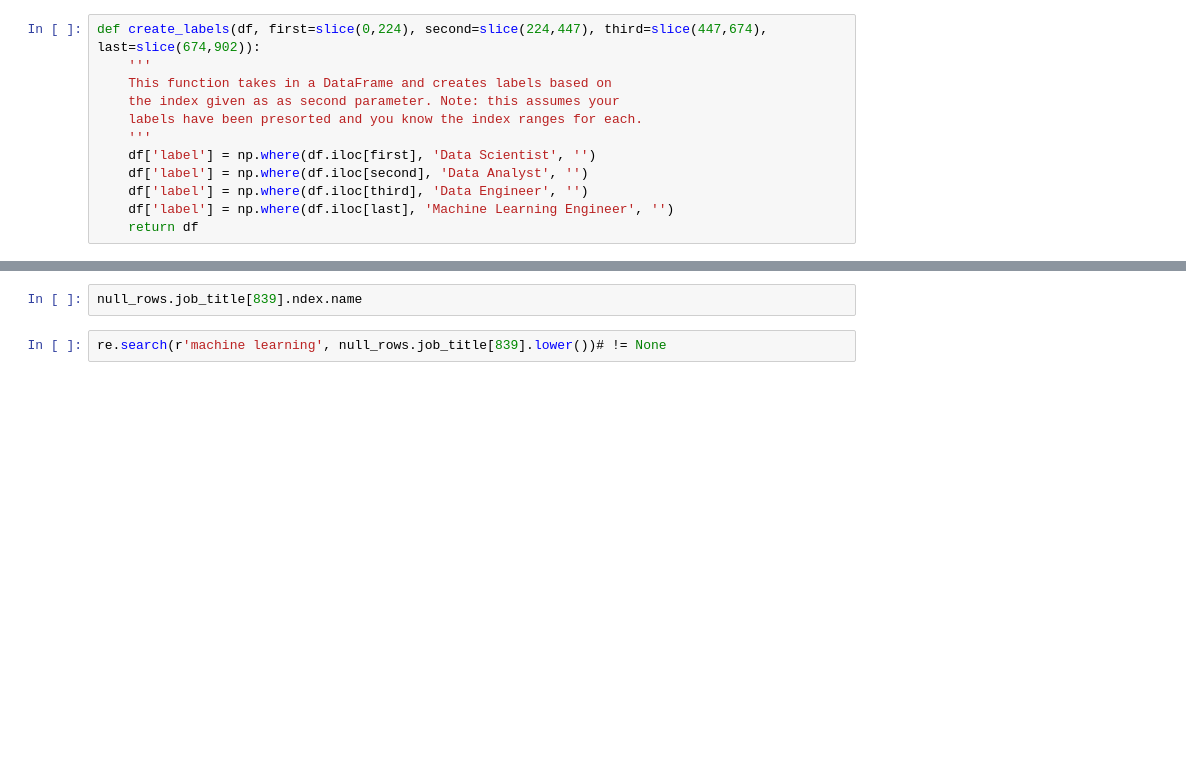
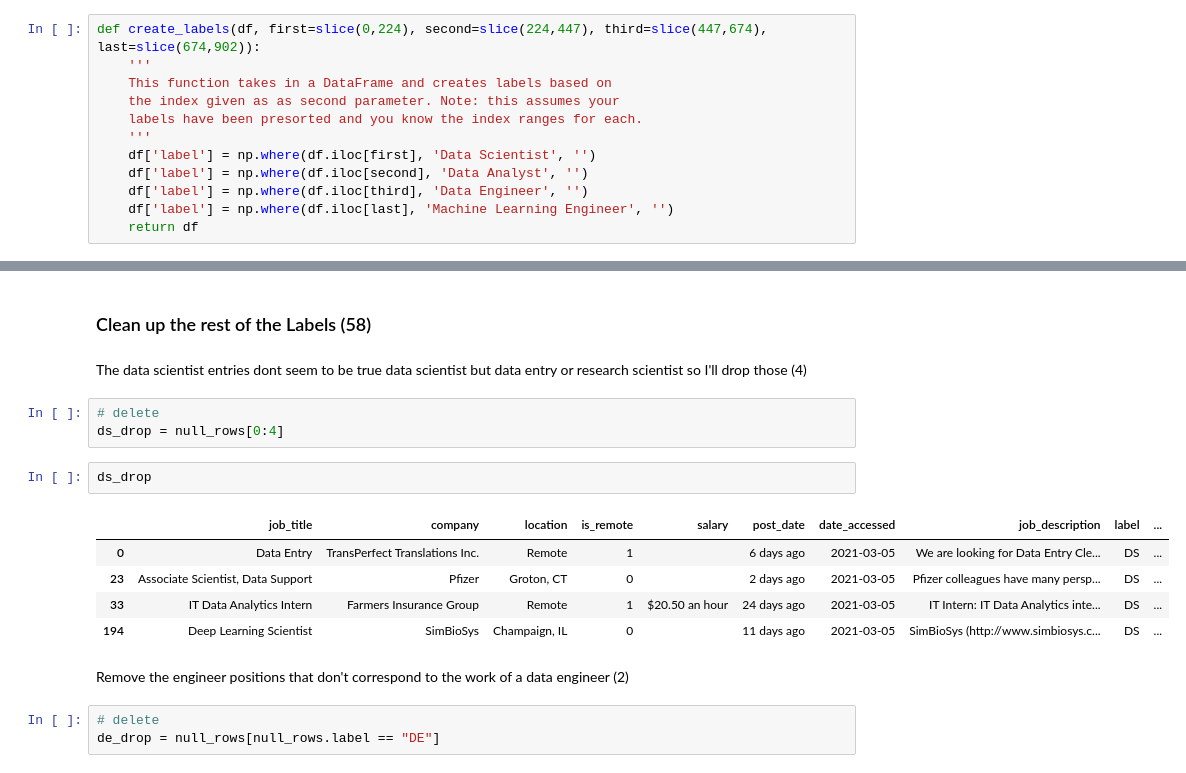
Before and after one commit to Brandon-Martinez27/data-job-resume-booster, a Jupyter notebook: prepare.ipynb, the cells around one changed output, grey strips where cells are left out. Saved outputs shown, nothing was run; the diff lists cells and outputs as text; blank space fills up the shorter version.

```diff
--- a/prepare.ipynb
+++ b/prepare.ipynb
@@ -258,4 +204,20 @@ df
-# %%
-null_rows.job_title[839].ndex.name
-# %%
-re.search(r'machine learning', null_rows.job_title[839].lower())# != None
+# %% [markdown]
+### Clean up the rest of the Labels (58)
+# %% [markdown]
+The data scientist entries dont seem to be true data scientist but data entry or research scientist so I'll drop those (4)
+# %%
+# delete
+ds_drop = null_rows[0:4]
+# %%
+ds_drop
+# %% [output]
+|  | job_title | company | location | is_remote | salary | post_date | date_accessed | job_description | label | ... |
+| 0 | Data Entry | TransPerfect Translations Inc. | Remote | 1 |  | 6 days ago | 2021-03-05 | We are looking for Data Entry Cle... | DS | ... |
+| 23 | Associate Scientist, Data Support | Pfizer | Groton, CT | 0 |  | 2 days ago | 2021-03-05 | Pfizer colleagues have many persp... | DS | ... |
+| 33 | IT Data Analytics Intern | Farmers Insurance Group | Remote | 1 | $20.50 an hour | 24 days ago | 2021-03-05 | IT Intern: IT Data Analytics inte... | DS | ... |
+| 194 | Deep Learning Scientist | SimBioSys | Champaign, IL | 0 |  | 11 days ago | 2021-03-05 | SimBioSys (http://www.simbiosys.c... | DS | ... |
+# %% [markdown]
+Remove the engineer positions that don't correspond to the work of a data engineer (2)
+# %%
+# delete
+de_drop = null_rows[null_rows.label == "DE"]
```
Also changed, not shown: parts of 33 cells of this notebook.
